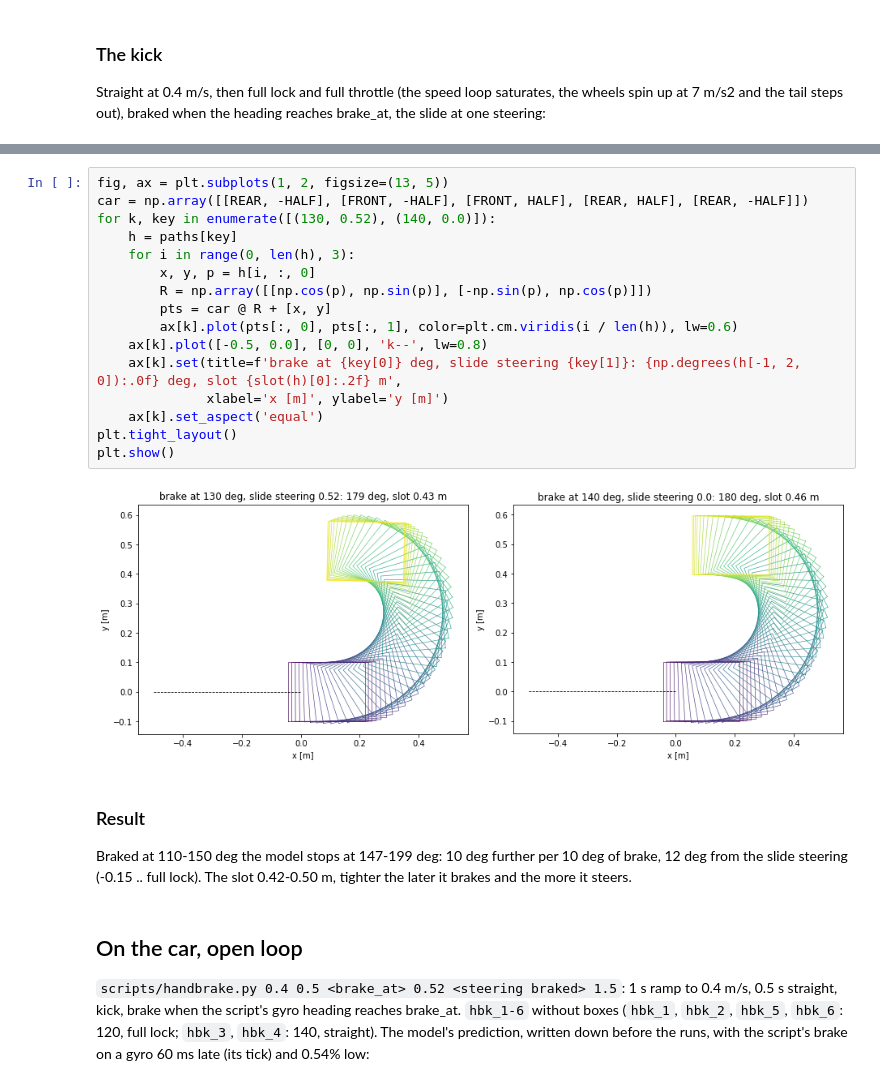
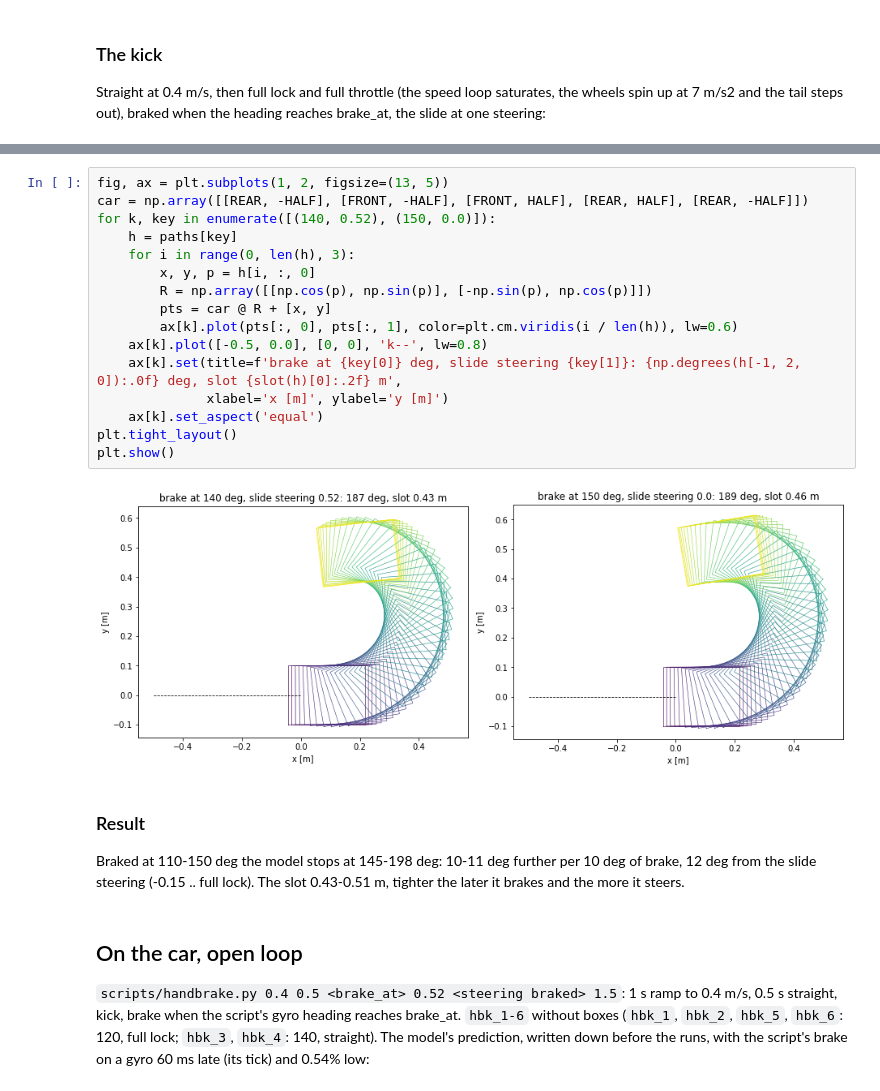
Before and after one commit to Gelminaio/drift-mpc-ackermann, a Jupyter notebook: notebooks/sideways.ipynb, the cells around one changed output, grey strips where cells are left out. Saved outputs shown, nothing was run; the diff lists cells and outputs as text.

```diff
--- a/notebooks/sideways.ipynb
+++ b/notebooks/sideways.ipynb
@@ -205,26 +205,26 @@ kick.pivot(index='brake at [deg]', columns='slide steering', values=['stop [deg]
 # %%
 fig, ax = plt.subplots(1, 2, figsize=(13, 5))
 car = np.array([[REAR, -HALF], [FRONT, -HALF], [FRONT, HALF], [REAR, HALF], [REAR, -HALF]])
-for k, key in enumerate([(130, 0.52), (140, 0.0)]):
+for k, key in enumerate([(140, 0.52), (150, 0.0)]):
     h = paths[key]
     for i in range(0, len(h), 3):
         x, y, p = h[i, :, 0]
         R = np.array([[np.cos(p), np.sin(p)], [-np.sin(p), np.cos(p)]])
         pts = car @ R + [x, y]
         ax[k].plot(pts[:, 0], pts[:, 1], color=plt.cm.viridis(i / len(h)), lw=0.6)
     ax[k].plot([-0.5, 0.0], [0, 0], 'k--', lw=0.8)
     ax[k].set(title=f'brake at {key[0]} deg, slide steering {key[1]}: {np.degrees(h[-1, 2, 0]):.0f} deg, slot {slot(h)[0]:.2f} m',
               xlabel='x [m]', ylabel='y [m]')
     ax[k].set_aspect('equal')
 plt.tight_layout()
 plt.show()
 # %% [output]
-[figure, old version]
+[figure, new version]
 # %% [markdown]
 ### Result
 
-Braked at 110-150 deg the model stops at 147-199 deg: 10 deg further per 10 deg of brake, 12 deg from the slide
-steering (-0.15 .. full lock). The slot 0.42-0.50 m, tighter the later it brakes and the more it steers.
+Braked at 110-150 deg the model stops at 145-198 deg: 10-11 deg further per 10 deg of brake, 12 deg from the
+slide steering (-0.15 .. full lock). The slot 0.43-0.51 m, tighter the later it brakes and the more it steers.
 # %% [markdown]
 ## On the car, open loop
 
```
Also changed, not shown: parts of 10 cells of this notebook, 1 other file.
